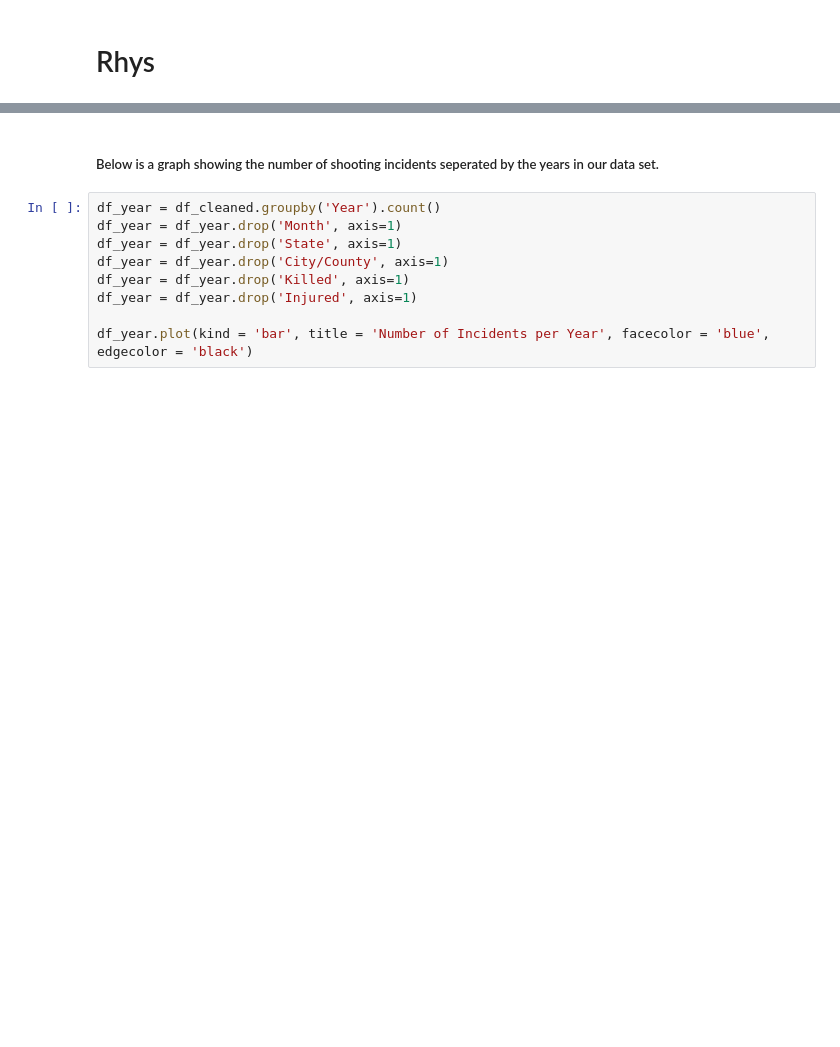
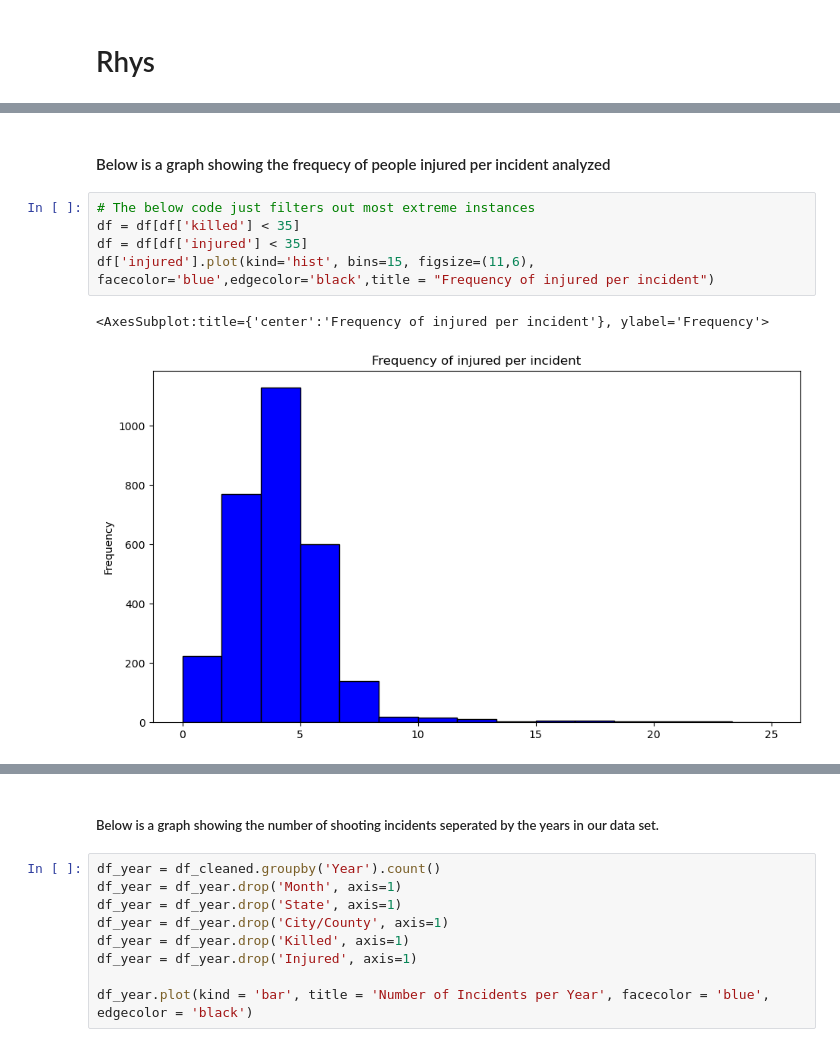
Before and after one commit to ubco-W2022T1-cosc301/project-group39, a Jupyter notebook: notebooks/analysis1.ipynb, the cells around one changed output, grey strips where cells are left out. Drawn from its saved outputs; the diff is of its cells as text; blank space fills up the shorter version.

```diff
--- a/notebooks/analysis1.ipynb
+++ b/notebooks/analysis1.ipynb
@@ -2,0 +71,10 @@
+# %% [markdown]
+#### Below is a graph showing the frequecy of people injured per incident analyzed
+# %%
+# The below code just filters out most extreme instances
+df = df[df['killed'] < 35]
+df = df[df['injured'] < 35]
+df['injured'].plot(kind='hist', bins=15, figsize=(11,6), facecolor='blue',edgecolor='black',title = "Frequency of injured per incident")
+# %% [output]
+<AxesSubplot:title={'center':'Frequency of injured per incident'}, ylabel='Frequency'>
+[figure, added]
```
Also changed, not shown: parts of 33 cells of this notebook.
